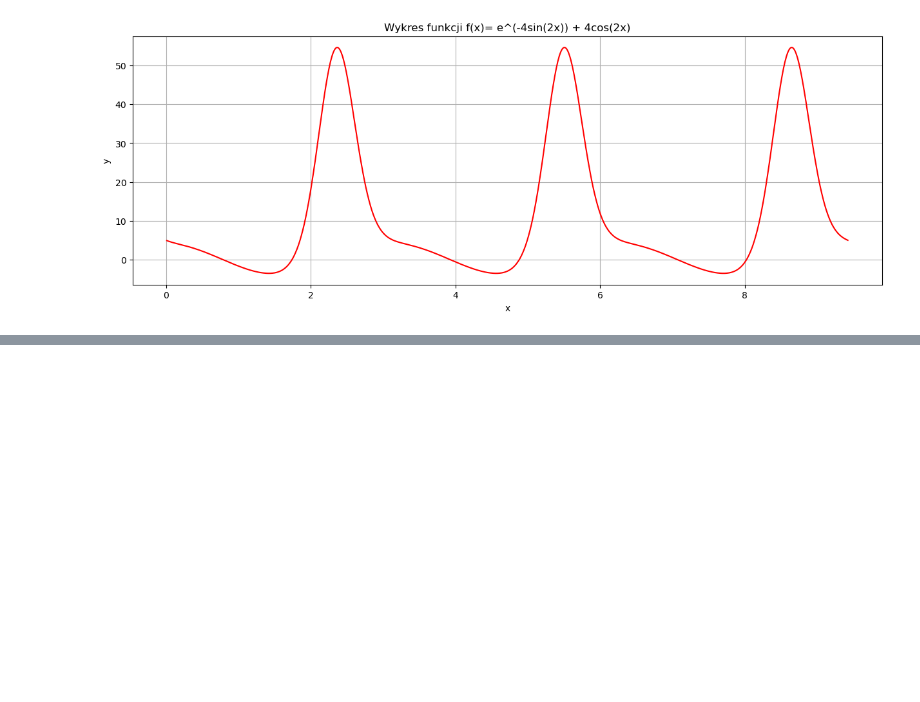
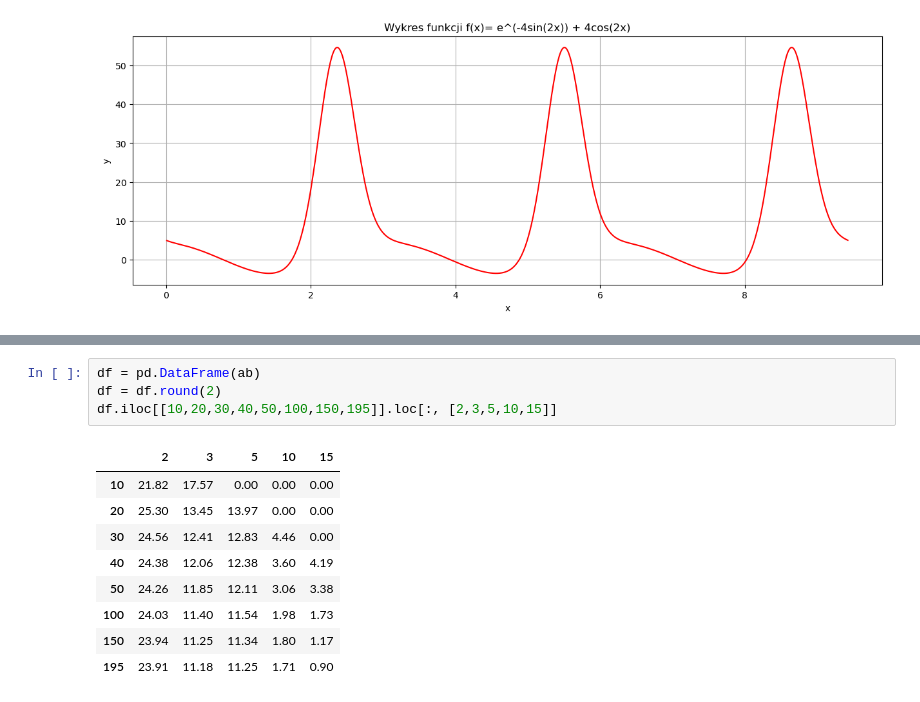
Before and after one commit to kawixKrul/Metody-Obliczeniowe, a Jupyter notebook: lab6/trigonometric.ipynb, the cells around one changed output, grey strips where cells are left out. Drawn from its saved outputs; the diff is of its cells as text; blank space fills up the shorter version.

```diff
--- a/lab6/trigonometric.ipynb
+++ b/lab6/trigonometric.ipynb
@@ -116,0 +155,14 @@ plt.show()
+# %%
+df = pd.DataFrame(ab)
+df = df.round(2)
+df.iloc[[10,20,30,40,50,100,150,195]].loc[:, [2,3,5,10,15]]
+# %% [output]
+|  | 2 | 3 | 5 | 10 | 15 |
+| 10 | 21.82 | 17.57 | 0.00 | 0.00 | 0.00 |
+| 20 | 25.30 | 13.45 | 13.97 | 0.00 | 0.00 |
+| 30 | 24.56 | 12.41 | 12.83 | 4.46 | 0.00 |
+| 40 | 24.38 | 12.06 | 12.38 | 3.60 | 4.19 |
+| 50 | 24.26 | 11.85 | 12.11 | 3.06 | 3.38 |
+| 100 | 24.03 | 11.40 | 11.54 | 1.98 | 1.73 |
+| 150 | 23.94 | 11.25 | 11.34 | 1.80 | 1.17 |
+| 195 | 23.91 | 11.18 | 11.25 | 1.71 | 0.90 |
```
Also changed, not shown: parts of 10 cells of this notebook.
